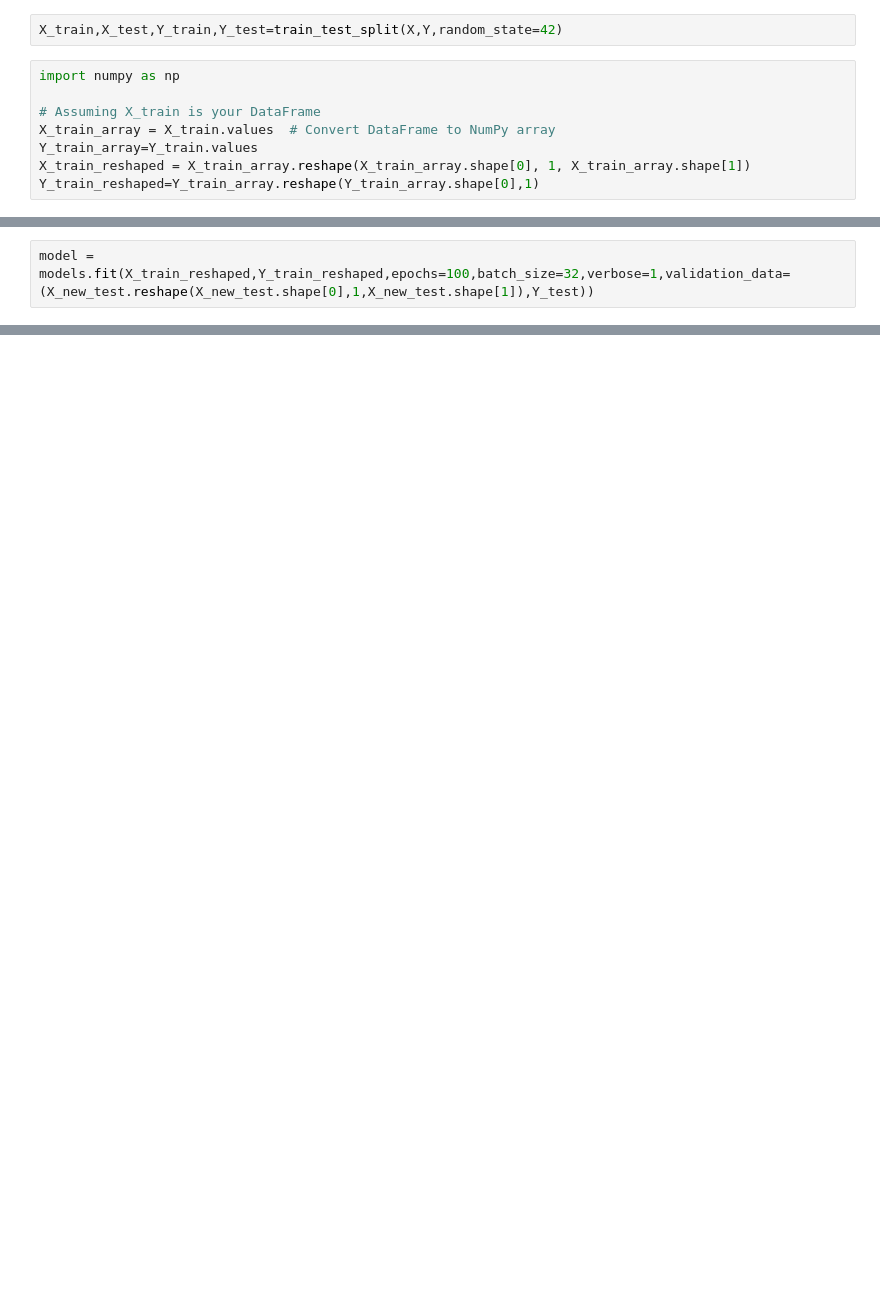
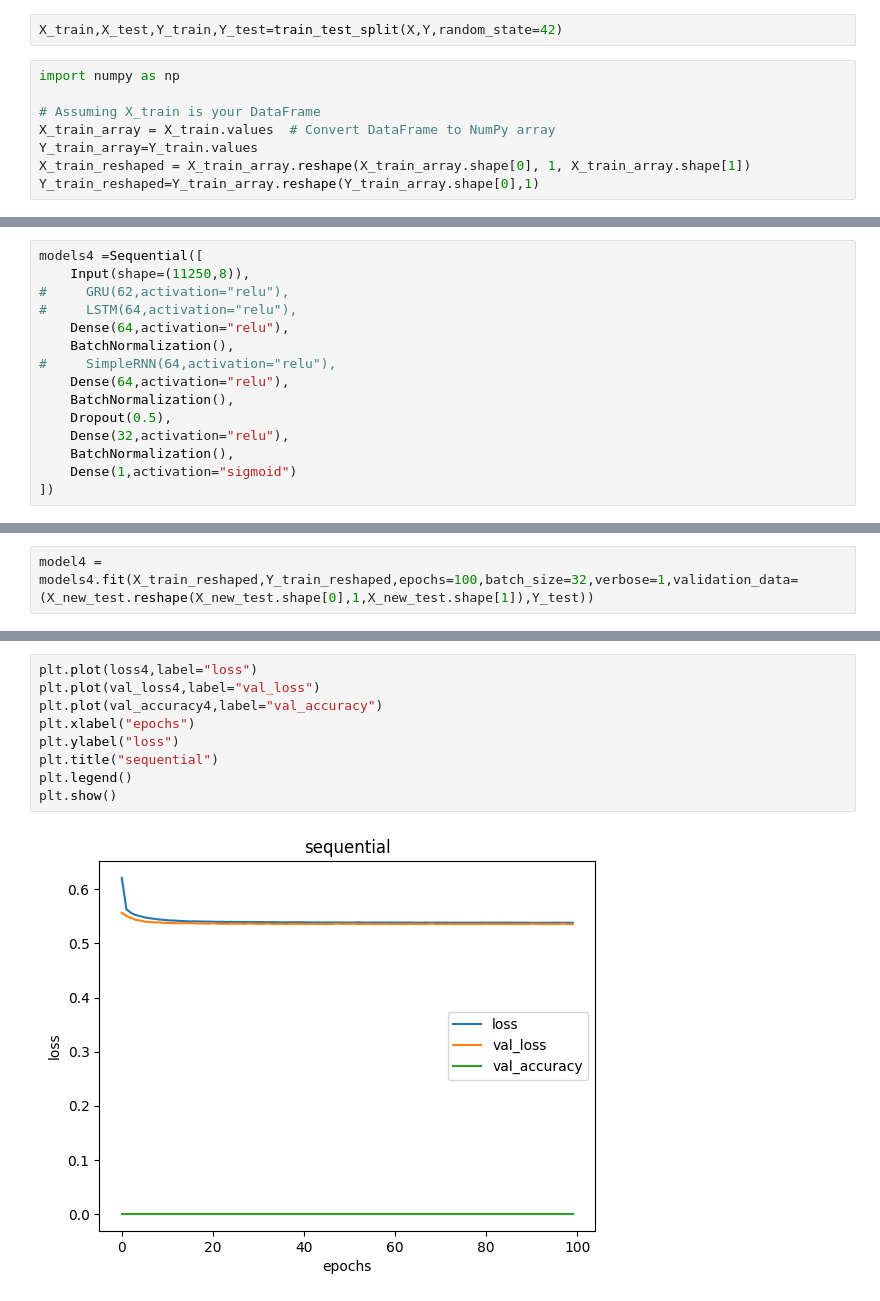
Before and after one commit to Murad460/Data_Science_Projects, a Jupyter notebook: robot-kinamatics.ipynb, the cells around one changed output, grey strips where cells are left out. Cells and saved outputs as stored; diff of their text form; blank space fills up the shorter version.

```diff
--- a/robot-kinamatics.ipynb
+++ b/robot-kinamatics.ipynb
@@ -58,2 +146,17 @@ models =Sequential([
+# %%
+models4 =Sequential([
+    Input(shape=(11250,8)),
+#     GRU(62,activation="relu"),
+#     LSTM(64,activation="relu"),
+    Dense(64,activation="relu"),
+    BatchNormalization(),
+#     SimpleRNN(64,activation="relu"),
+    Dense(64,activation="relu"),
+    BatchNormalization(),
+    Dropout(0.5),
+    Dense(32,activation="relu"),
+    BatchNormalization(),
+    Dense(1,activation="sigmoid")
+])
 # %%
 # X_train_reshaped = X_train.reshape(X_train.shape[0], 1, X_train.shape[1])
@@ -65,2 +213,2 @@ X_new_test.reshape(X_new_test.shape[0],1,X_new_test.shape[1])
 # %%
-model = models.fit(X_train_reshaped,Y_train_reshaped,epochs=100,batch_size=32,verbose=1,validation_data=(X_new_test.reshape(X_new_test.shape[0],1,X_new_test.shape[1]),Y_test))
+model4 = models4.fit(X_train_reshaped,Y_train_reshaped,epochs=100,batch_size=32,verbose=1,validation_data=(X_new_test.reshape(X_new_test.shape[0],1,X_new_test.shape[1]),Y_test))
@@ -78,0 +261,11 @@ plt.show()
+# %%
+plt.plot(loss4,label="loss")
+plt.plot(val_loss4,label="val_loss")
+plt.plot(val_accuracy4,label="val_accuracy")
+plt.xlabel("epochs")
+plt.ylabel("loss")
+plt.title("sequential")
+plt.legend()
+plt.show()
+# %% [output]
+[figure, added]
```
Also changed, not shown: parts of 30 cells of this notebook.
